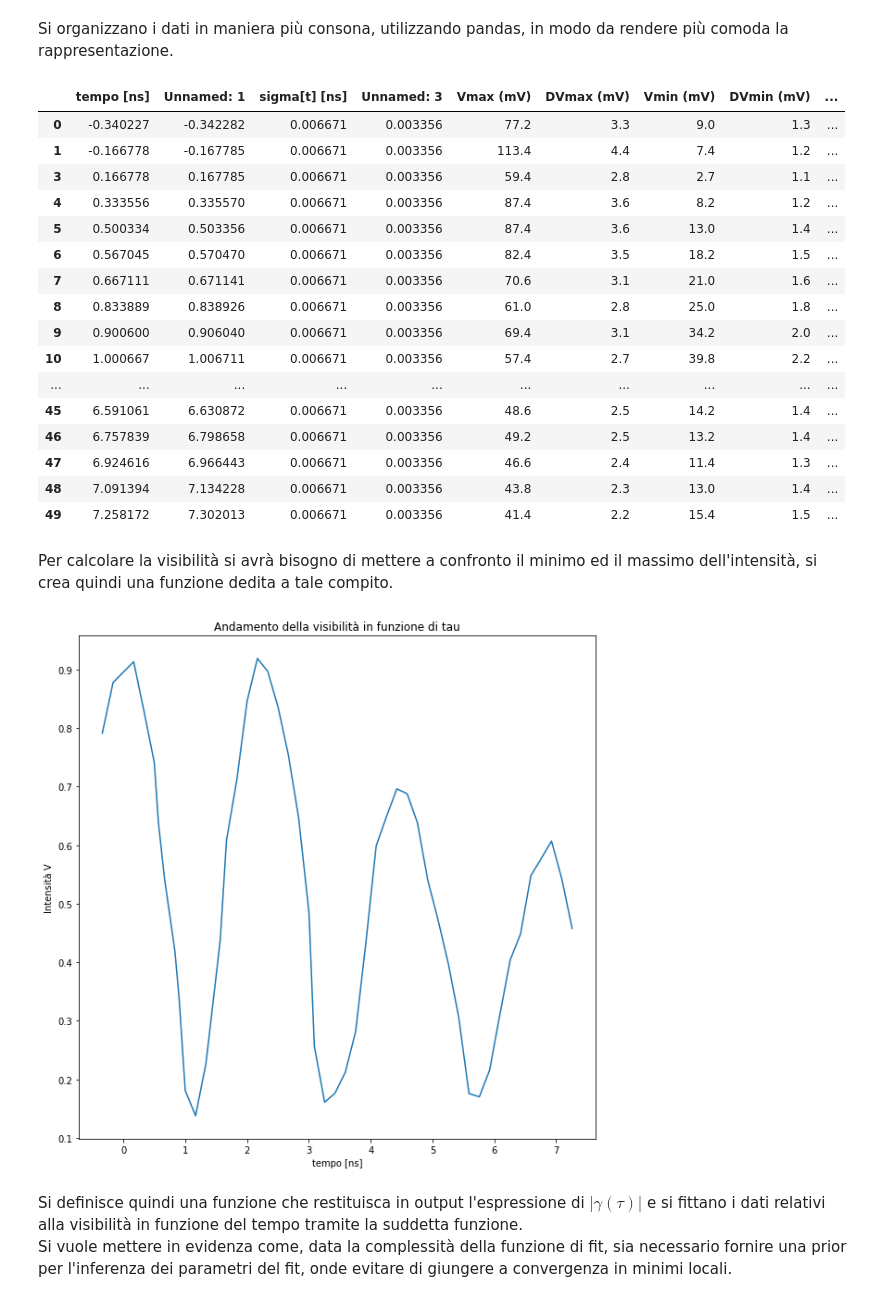
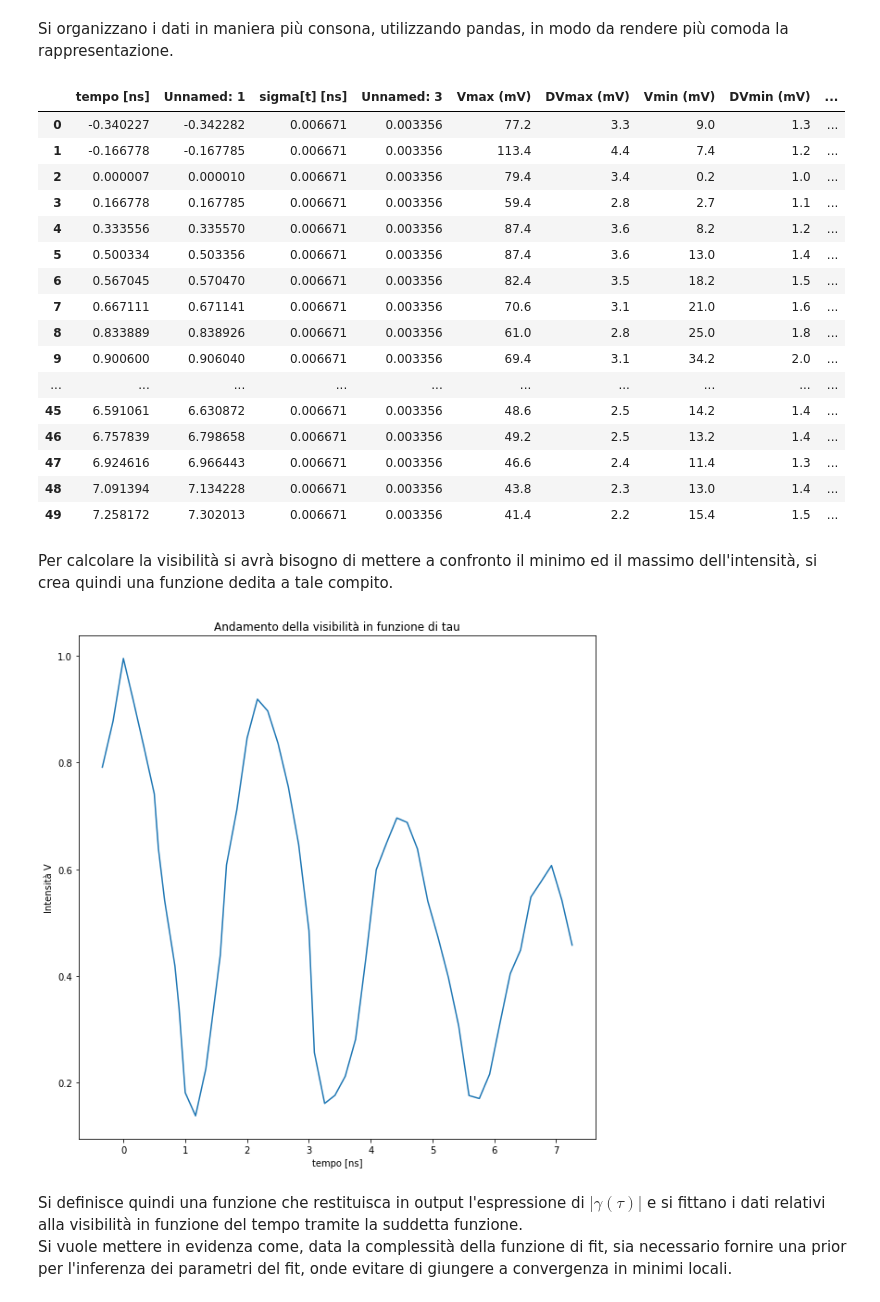
Before and after one commit to Unoaccaso/lab_projects, a Jupyter notebook: interferometro_michelson.ipynb, the cells around one changed output. Cells and saved outputs as stored; diff of their text form; code cells hidden in the pictures.

```diff
--- a/interferometro_michelson.ipynb
+++ b/interferometro_michelson.ipynb
@@ -92,26 +92,27 @@ Si organizzano i dati in maniera più consona, utilizzando pandas, in modo da re
 # %%
 path = 'Dati_Michelson-v2.csv'
 columns = [
 
 ]
 # inserisco i dati in un dataset pandas.
 try:
   data = pd.read_csv(path, header= 0, sep=';')
 except:
   print("Errore nell'apertura del file dati")
-data = data.drop([2])
+#data = data.drop([2])
 data['l'] = data['l']*2/29.98
 data['dl'] = data['dl']*2/29.98
 data = data.rename(columns = {'l':'tempo [ns]',
              'dl': 'sigma[t] [ns]',
              'V': 'Visibilità',
              'DV': 'sigma[V]'
 })
 data
 # %% [output]
 |  | tempo [ns] | Unnamed: 1 | sigma[t] [ns] | Unnamed: 3 | Vmax (mV) | DVmax (mV) | Vmin (mV) | DVmin (mV) | ... |
 | 0 | -0.340227 | -0.342282 | 0.006671 | 0.003356 | 77.2 | 3.3 | 9.0 | 1.3 | ... |
 | 1 | -0.166778 | -0.167785 | 0.006671 | 0.003356 | 113.4 | 4.4 | 7.4 | 1.2 | ... |
+| 2 | 0.000007 | 0.000010 | 0.006671 | 0.003356 | 79.4 | 3.4 | 0.2 | 1.0 | ... |
 | 3 | 0.166778 | 0.167785 | 0.006671 | 0.003356 | 59.4 | 2.8 | 2.7 | 1.1 | ... |
 | 4 | 0.333556 | 0.335570 | 0.006671 | 0.003356 | 87.4 | 3.6 | 8.2 | 1.2 | ... |
 | 5 | 0.500334 | 0.503356 | 0.006671 | 0.003356 | 87.4 | 3.6 | 13.0 | 1.4 | ... |
@@ -119,7 +120,6 @@ data
 | 7 | 0.667111 | 0.671141 | 0.006671 | 0.003356 | 70.6 | 3.1 | 21.0 | 1.6 | ... |
 | 8 | 0.833889 | 0.838926 | 0.006671 | 0.003356 | 61.0 | 2.8 | 25.0 | 1.8 | ... |
 | 9 | 0.900600 | 0.906040 | 0.006671 | 0.003356 | 69.4 | 3.1 | 34.2 | 2.0 | ... |
-| 10 | 1.000667 | 1.006711 | 0.006671 | 0.003356 | 57.4 | 2.7 | 39.8 | 2.2 | ... |
 | ... | ... | ... | ... | ... | ... | ... | ... | ... | ... |
 | 45 | 6.591061 | 6.630872 | 0.006671 | 0.003356 | 48.6 | 2.5 | 14.2 | 1.4 | ... |
 | 46 | 6.757839 | 6.798658 | 0.006671 | 0.003356 | 49.2 | 2.5 | 13.2 | 1.4 | ... |
@@ -132,7 +132,7 @@ Per calcolare la visibilità si avrà bisogno di mettere a confronto il minimo e
 plot(data['Visibilità'], data['tempo [ns]'], title='Andamento della visibilità in funzione di tau',
      ylabel = 'Intensità V', xlabel = 'tempo [ns]')
 # %% [output]
-[figure, old version]
+[figure, new version]
 # %% [markdown]
 Si definisce quindi una funzione che restituisca in output l'espressione di $|\gamma(\tau)|$ e si fittano i dati relativi alla visibilità in funzione del tempo tramite la suddetta funzione. <br/>
 Si vuole mettere in evidenza come, data la complessità della funzione di fit, sia necessario fornire una prior per l'inferenza dei parametri del fit, onde evitare di giungere a convergenza in minimi locali.
```
Also changed, not shown: parts of 5 cells of this notebook.
